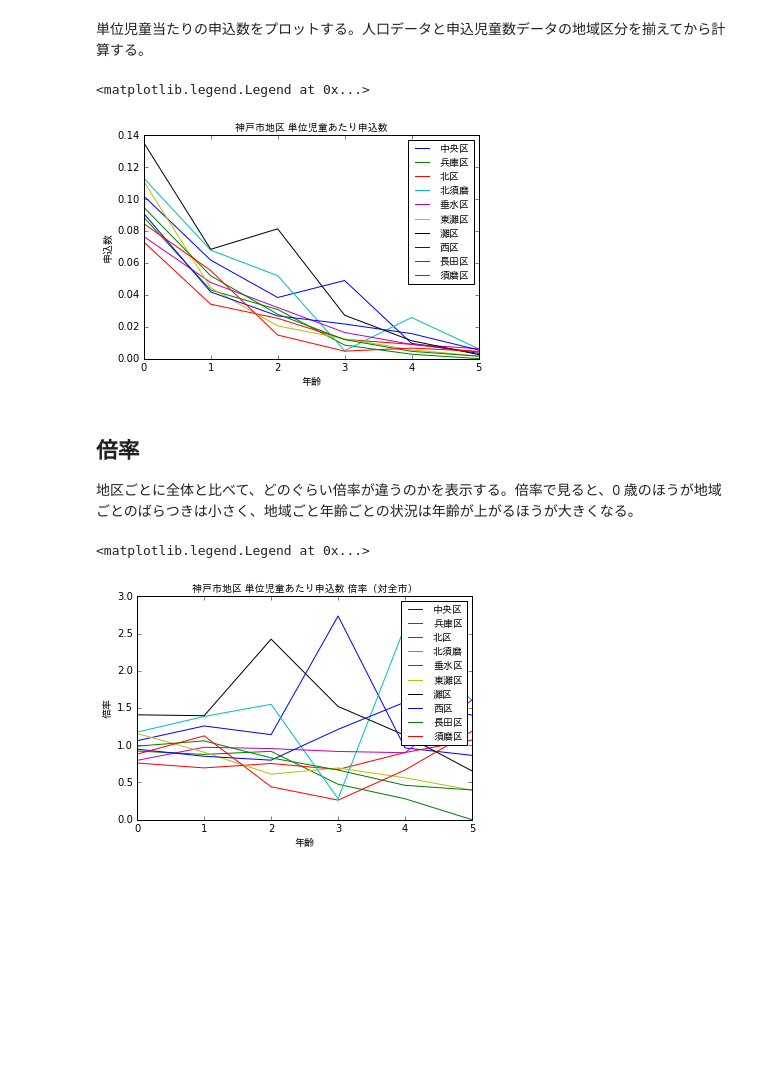
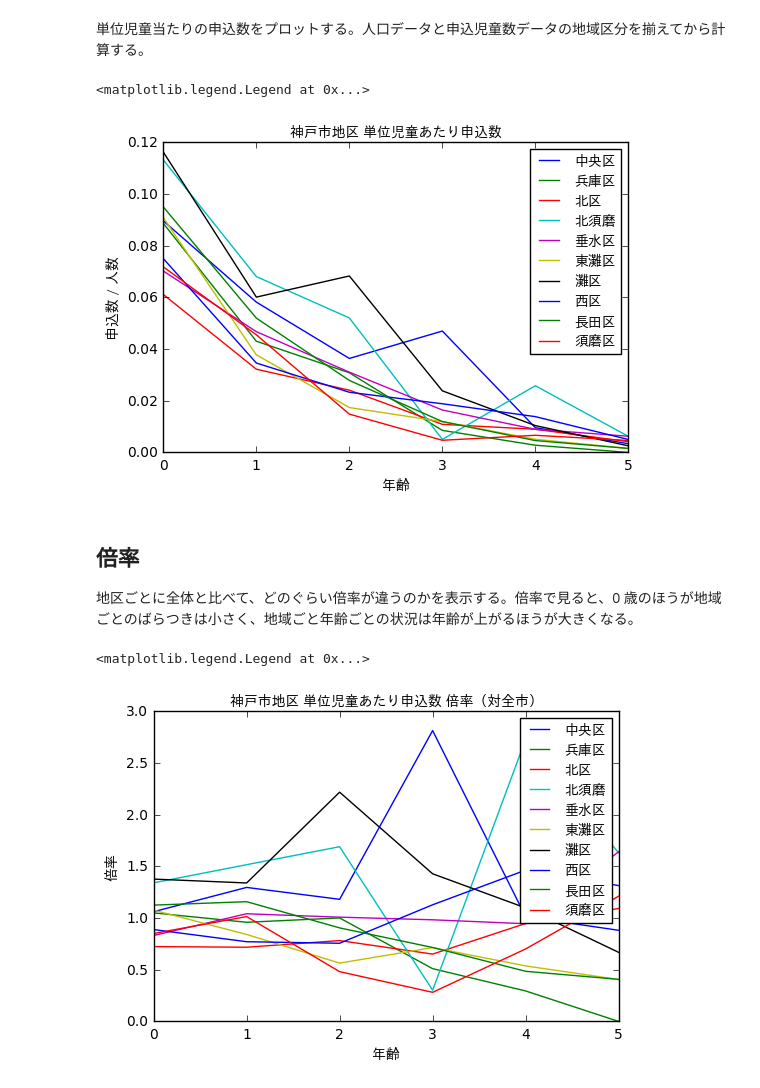
Before and after one commit to hkwi/kobe-barcelona, a Jupyter notebook: notes/2016-10-01-preschool.ipynb, the cells around one changed output. Saved outputs shown, nothing was run; the diff lists cells and outputs as text; code cells hidden in the pictures; blank space fills up the shorter version.

Commit message:
update shinseido json
Previous version does not include flag

```diff
--- a/notes/2016-10-01-preschool.ipynb
+++ b/notes/2016-10-01-preschool.ipynb
@@ -16,7 +17,9 @@ ja = dict(fontproperties=jafont)
 
 幼稚園・保育園・こども園のデータを統合して `geojson` の形式にできるようにしたので、それを使う。読み込むデータはとりあえず最新版の 2016-09-15 時点のものを使ってみた。
 # %%
-nib = gpd.read_file("../data/hkwi/shinseido-2016-09.json")
+nib_ = gpd.read_file("../data/hkwi/shinseido-2016-09.json")
+# そのまま集計すると、分園の数だけ二重に集計してしまう
+nib = nib_[nib_["状況,参照"]!="本園"]
 
 # nib のセルのいくつかは数値に補足情報が付いているので、除去する
 def drop_notes(c):
@@ -112,16 +120,16 @@ plt.legend(d1.index, prop=jafont)
 # %%
 nib2 = nib.groupby("状況,地区").sum()
 nib2.loc["北区",:] += nib2.loc["北神地区",:]
 nib3 = nib2.loc[[i for i in nib2.index if i!="北神地区"],:].rename(columns=dict(zip(k2,k3)))
 d2 = (nib3/d1)[k3]
 plt.plot(d2.T.values)
 plt.title("神戸市地区 単位児童あたり申込数", **ja)
 plt.xlabel("年齢", **ja)
-plt.ylabel("申込数", **ja)
+plt.ylabel("申込数 / 人数", **ja)
 plt.legend(d2.index, prop=jafont)
 # %% [output]
 <matplotlib.legend.Legend at 0x...>
-[figure, old version]
+[figure, new version]
 # %% [markdown]
 ## 倍率
 
@@ -135,4 +143,4 @@ plt.ylabel("倍率", **ja)
 plt.legend(r1.index, prop=jafont)
 # %% [output]
 <matplotlib.legend.Legend at 0x...>
-[figure, old version]
+[figure, new version]
```
Also changed, not shown: parts of 7 cells of this notebook, 1 other file.
